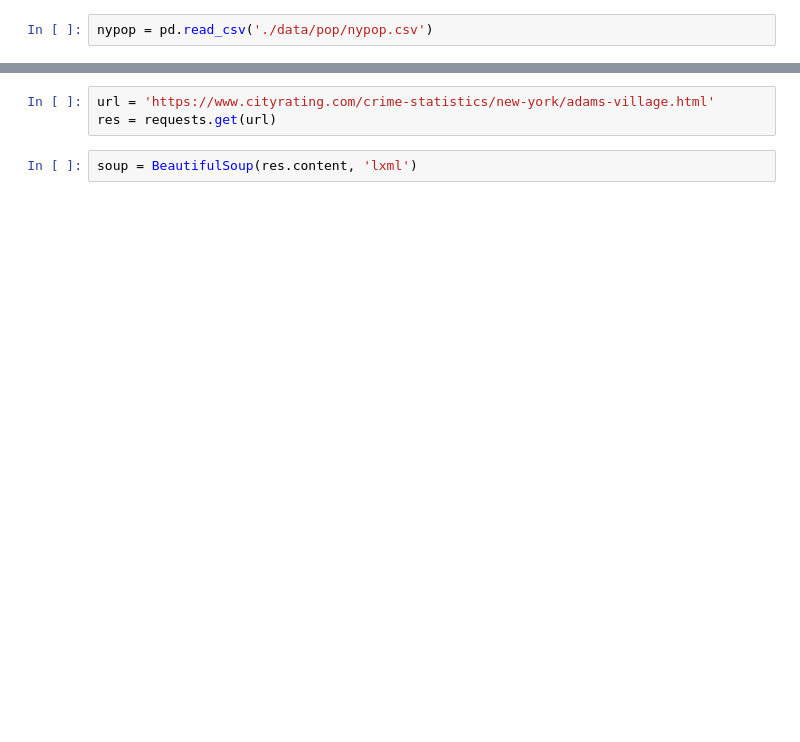
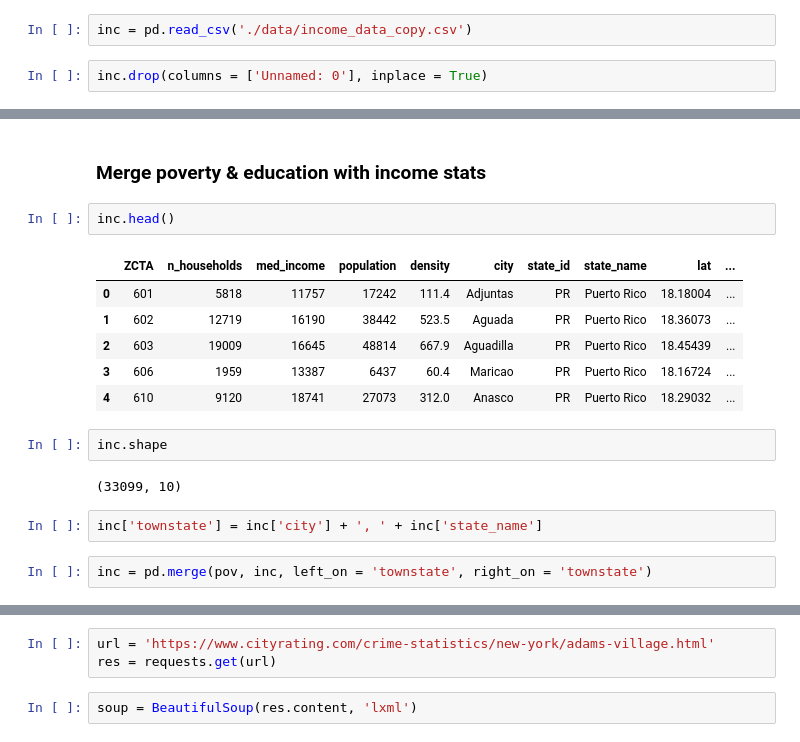
Before and after one commit to escBoston/Where-Should-I-Live, a Jupyter notebook: nocapmain.ipynb, the cells around one changed output, grey strips where cells are left out. Saved outputs shown, nothing was run; the diff lists cells and outputs as text; blank space fills up the shorter version.

```diff
--- a/nocapmain.ipynb
+++ b/nocapmain.ipynb
@@ -17,2 +22,4 @@ from bs4 import BeautifulSoup
 # %%
-nypop = pd.read_csv('./data/pop/nypop.csv')
+inc = pd.read_csv('./data/income_data_copy.csv')
+# %%
+inc.drop(columns = ['Unnamed: 0'], inplace = True)
@@ -45,0 +94,19 @@ dtype: object
+# %% [markdown]
+### Merge poverty & education with income stats
+# %%
+inc.head()
+# %% [output]
+|  | ZCTA | n_households | med_income | population | density | city | state_id | state_name | lat | ... |
+| 0 | 601 | 5818 | 11757 | 17242 | 111.4 | Adjuntas | PR | Puerto Rico | 18.18004 | ... |
+| 1 | 602 | 12719 | 16190 | 38442 | 523.5 | Aguada | PR | Puerto Rico | 18.36073 | ... |
+| 2 | 603 | 19009 | 16645 | 48814 | 667.9 | Aguadilla | PR | Puerto Rico | 18.45439 | ... |
+| 3 | 606 | 1959 | 13387 | 6437 | 60.4 | Maricao | PR | Puerto Rico | 18.16724 | ... |
+| 4 | 610 | 9120 | 18741 | 27073 | 312.0 | Anasco | PR | Puerto Rico | 18.29032 | ... |
+# %%
+inc.shape
+# %% [output]
+(33099, 10)
+# %%
+inc['townstate'] = inc['city'] + ', ' + inc['state_name']
+# %%
+inc = pd.merge(pov, inc, left_on = 'townstate', right_on = 'townstate')
```
Also changed, not shown: parts of 56 cells of this notebook, 9 other files.
